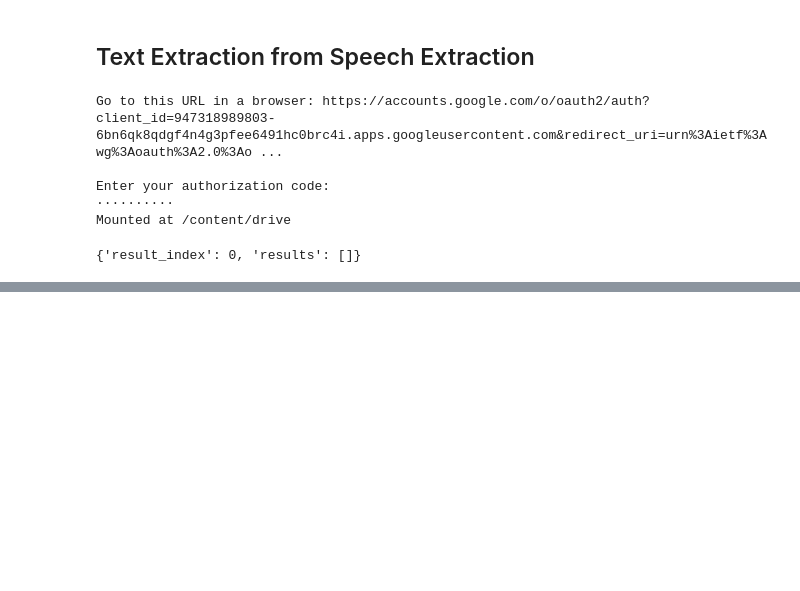
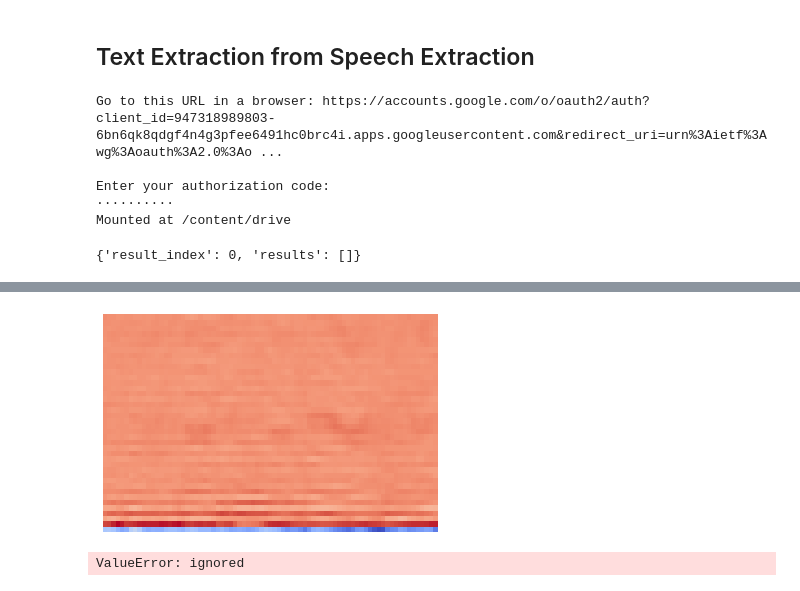
Before and after one commit to macabdul9/midas-IIITD-task, a Jupyter notebook: SPEECH EMOTION PROBLEM/utility-notebooks/Emotion_Classification_Feature_Extraction.ipynb, the cells around one changed output, grey strips where cells are left out. Drawn from its saved outputs; the diff is of its cells as text; code cells hidden in the pictures; blank space fills up the shorter version.

```diff
--- a/SPEECH EMOTION PROBLEM/utility-notebooks/Emotion_Classification_Feature_Extraction.ipynb
+++ b/SPEECH EMOTION PROBLEM/utility-notebooks/Emotion_Classification_Feature_Extraction.ipynb
@@ -48,0 +76,6 @@ speech_recognition_results
+# %%
+fig = librosa.display.specshow(mfccs, x_axis=None)
+plt.box(on=False)
+plt.savefig('a.jpg')
+# %% [output]
+[figure, added]
@@ -48,0 +84,4 @@ speech_recognition_results
+# %%
+img = image.array_to_img(S_dB)
+# %% [output]
+ValueError: ignored
```
Also changed, not shown: parts of 27 cells of this notebook, 4 other files.
